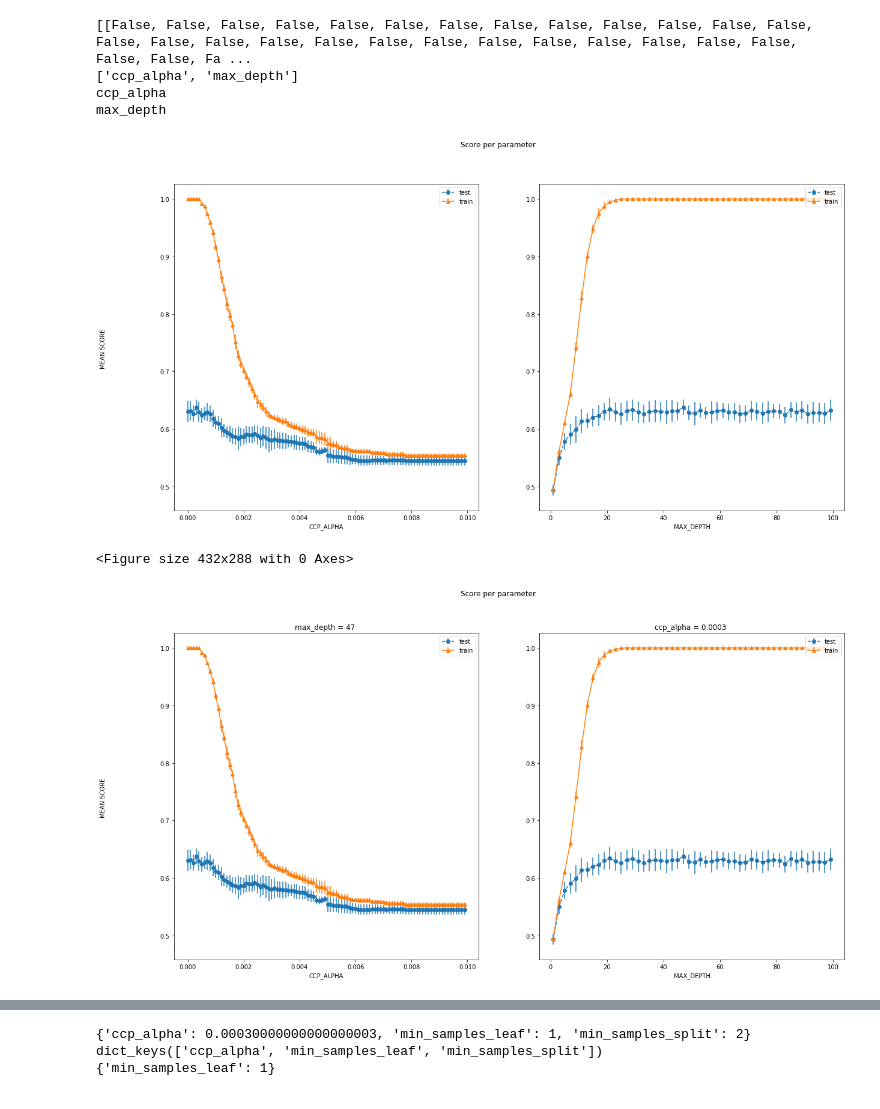
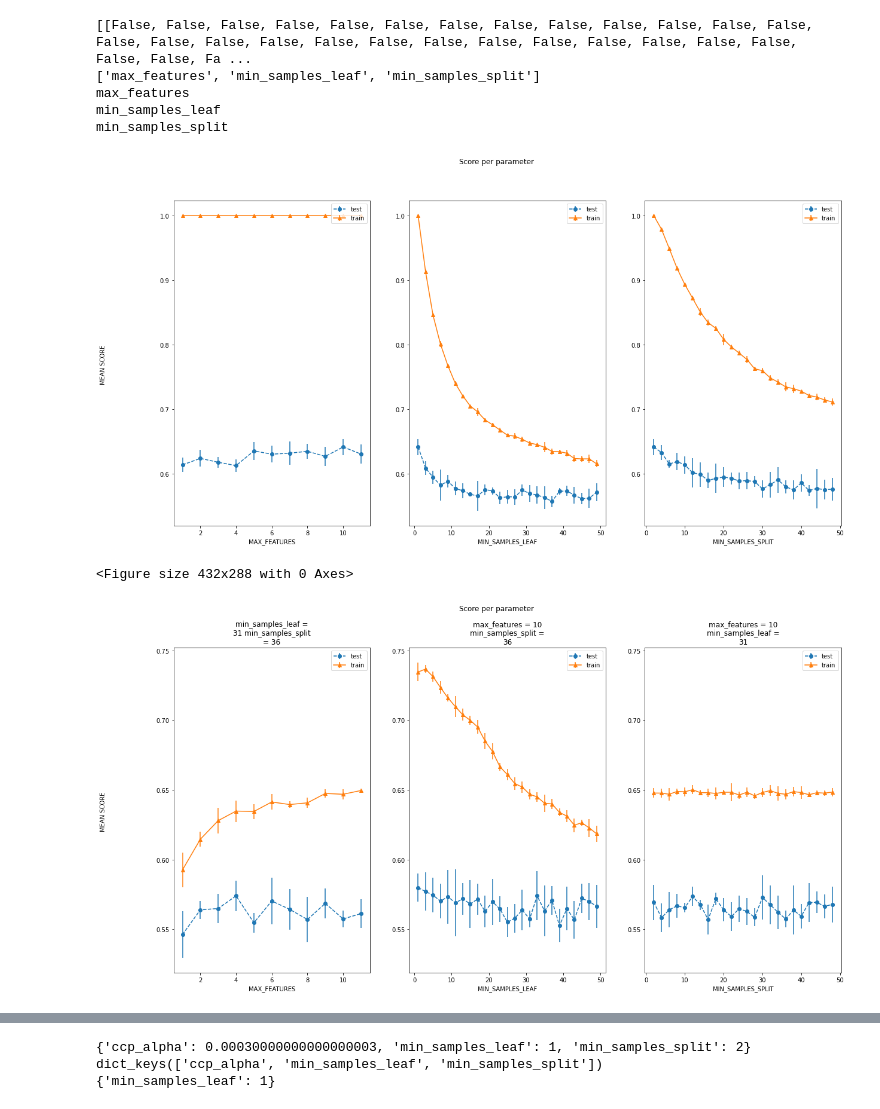
Before and after one commit to Inquisitive-ME/SupervisedLearning_Project_Code, a Jupyter notebook: DecisionTrees/wine_decision_trees_analysis.ipynb, the cells around one changed output, grey strips where cells are left out. Cells and saved outputs as stored; diff of their text form; code cells hidden in the pictures.

```diff
--- a/DecisionTrees/wine_decision_trees_analysis.ipynb
+++ b/DecisionTrees/wine_decision_trees_analysis.ipynb
@@ -20,6 +20,8 @@ GLOBAL_FIG_COUNTER = 0
 GS_FILE_NAME_PREFIX = "Analysis_Data/WINE_DECISION_TREE"
 # %%
 import DecisionTrees.common_decision_tree as common_decision_tree
+
+X_train, X_test, y_train, y_test = get_wine_dataset()
 
 ccp_alpha = np.arange(0.0, 0.01, 0.0001)
 
@@ -28,12 +30,13 @@ min_samples_split = [i for i in range(2, 50, 2)]
 min_samples_leaf = [i for i in range(1, 50, 2)]
 max_depth = [i for i in range(1, 100, 2)]
 max_features = ['auto', 'sqrt', 'log2']
+num_features = X_train.shape[1]
+max_features = [i for i in range(num_features+1)]
 
 parameters = {'criterion': criterion, 'min_samples_split': min_samples_split, 'min_samples_leaf': min_samples_leaf, 'max_features': max_features}
 
-parameters = {'max_depth': max_depth, 'min_samples_leaf': min_samples_leaf, 'min_samples_split': min_samples_split, 'ccp_alpha': ccp_alpha, 'max_features': max_features}
+parameters = {'max_features': max_features, 'min_samples_leaf': min_samples_leaf, 'min_samples_split': min_samples_split}
 
-X_train, X_test, y_train, y_test = get_wine_dataset()
 gs = common_decision_tree.perform_grid_search(parameters, X_train, y_train, GS_FILE_NAME_PREFIX)
 
 gs_results = gs
@@ -131,13 +117,15 @@ def plot_search_results(grid):
 plot_search_results(gs_results)
 # %% [output]
 [[False, False, False, False, False, False, False, False, False, False, False, False, False, False, False, False, False, False, False, False, False, False, False, False, False, False, False, False, Fa ...
-['ccp_alpha', 'max_depth']
-ccp_alpha
-max_depth
+['max_features', 'min_samples_leaf', 'min_samples_split']
+max_features
+min_samples_leaf
+min_samples_split
-[figure, old version]
+[figure, new version]
 <Figure size 432x288 with 0 Axes>
 # %%
-def plot_grid_search(gs_results):
+import textwrap
+def plot_grid_search(gs_results, unused_params_value_dict=None):
     """
     References:
     https://stackoverflow.com/questions/37161563/how-to-graph-grid-scores-from-gridsearchcv
@@ -147,7 +135,7 @@ def plot_grid_search(gs_results):
     :return:
     """
     global GLOBAL_FIG_COUNTER
-    cv_results = gs.cv_results_
+    cv_results = gs_results.cv_results_
     cv_results = pd.DataFrame(cv_results)
     # Get Test Scores Mean and std for each grid search
     all_test_scores_mean = cv_results['mean_test_score']
@@ -180,36 +168,40 @@ def plot_grid_search(gs_results):
 
     ## Ploting results
     fig, ax = plt.subplots(1,len(param_names),sharex='none', sharey='all',figsize=(20,10))
     fig.suptitle('Score per parameter')
     fig.text(0.04, 0.5, 'MEAN SCORE', va='center', rotation='vertical')
 
     for i, plot_param in enumerate(param_names):
         mask = np.ones(np.array(train_scores_mean).shape, dtype=bool)
         title = ""
         for best_param, values in param_values.items():
             if plot_param != best_param:
-                best_param_value = gs.best_params_[best_param]
+                if unused_params_value_dict is None or best_param not in unused_params_value_dict.keys():
+                    best_param_value = gs.best_params_[best_param]
+                else:
+                    best_param_value = unused_params_value_dict[best_param]
                 mask = mask & np.where(np.array(values) == best_param_value,True,False)
                 try:
                     title += (best_param + " = " + str(round(best_param_value, 4)) + " ")
                 except TypeError:
                     title += (best_param + " = " + best_param_value + " ")
-
+        title = textwrap.fill(title, 20)
         x = np.array(np.array(param_values[plot_param])[mask])
         y_1 = np.array(test_scores_mean)[mask]
         e_1 = np.array(test_scores_std)[mask]
         y_2 = np.array(train_scores_mean)[mask]
         e_2 = np.array(train_scores_std)[mask]
         ax[i].errorbar(x, y_1, e_1, linestyle='--', marker='o', label='test')
         ax[i].errorbar(x, y_2, e_2, linestyle='-', marker='^',label='train' )
         ax[i].set_xlabel(plot_param.upper())
         ax[i].legend(loc="upper right")
         ax[i].yaxis.set_tick_params(labelbottom=True)
         ax[i].set_title(title)
 
+unused_params_values = {'max_depth': 100, 'min_samples_leaf': 31, 'min_samples_split': 36, 'ccp_alpha': 0}
 
-plot_grid_search(gs_results)
+plot_grid_search(gs_results, unused_params_values)
 # %% [output]
-[figure, old version]
+[figure, new version]
 # %%
 # From https://stackoverflow.com/questions/37161563/how-to-graph-grid-scores-from-gridsearchcv
```
Also changed, not shown: parts of 7 cells of this notebook, 9 other files.
